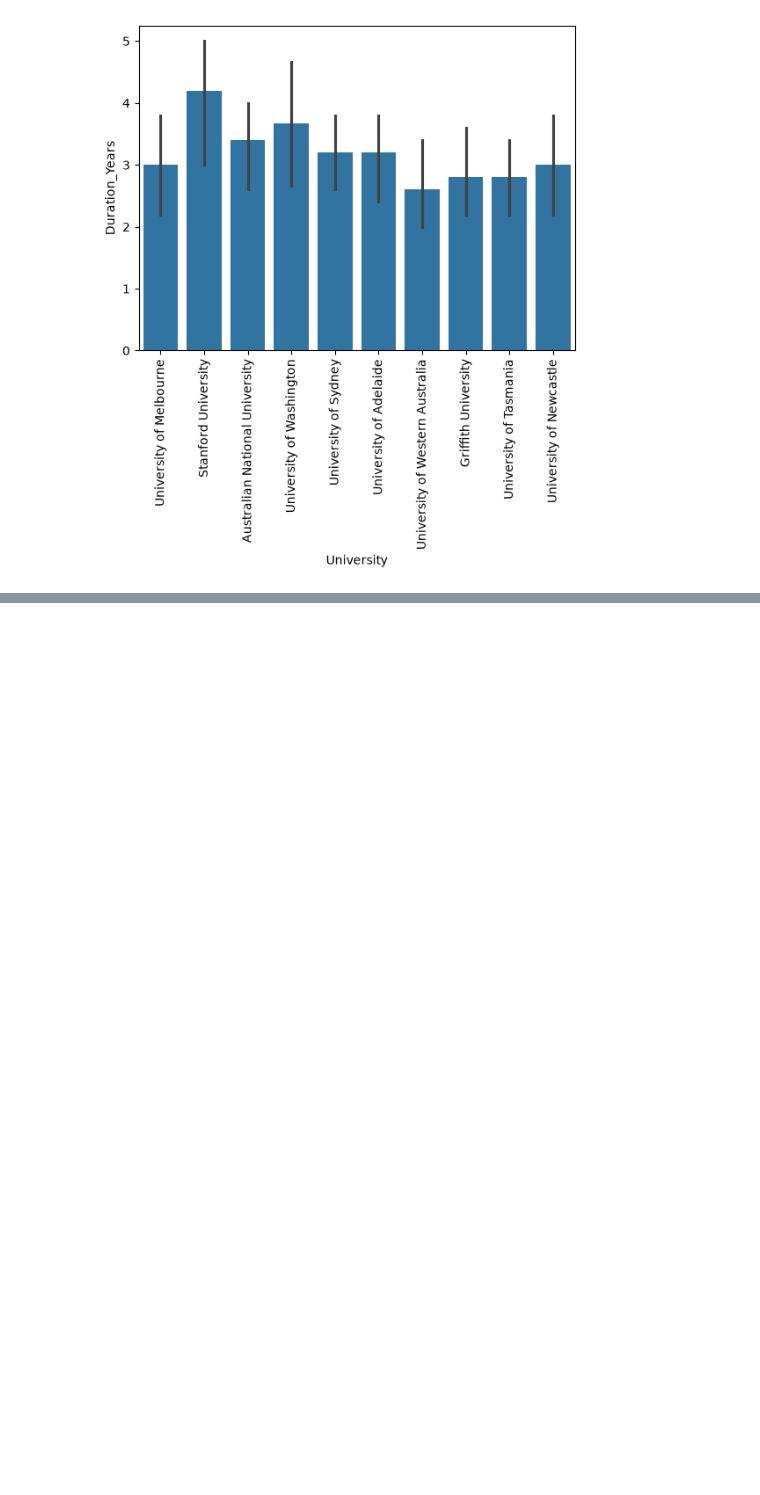
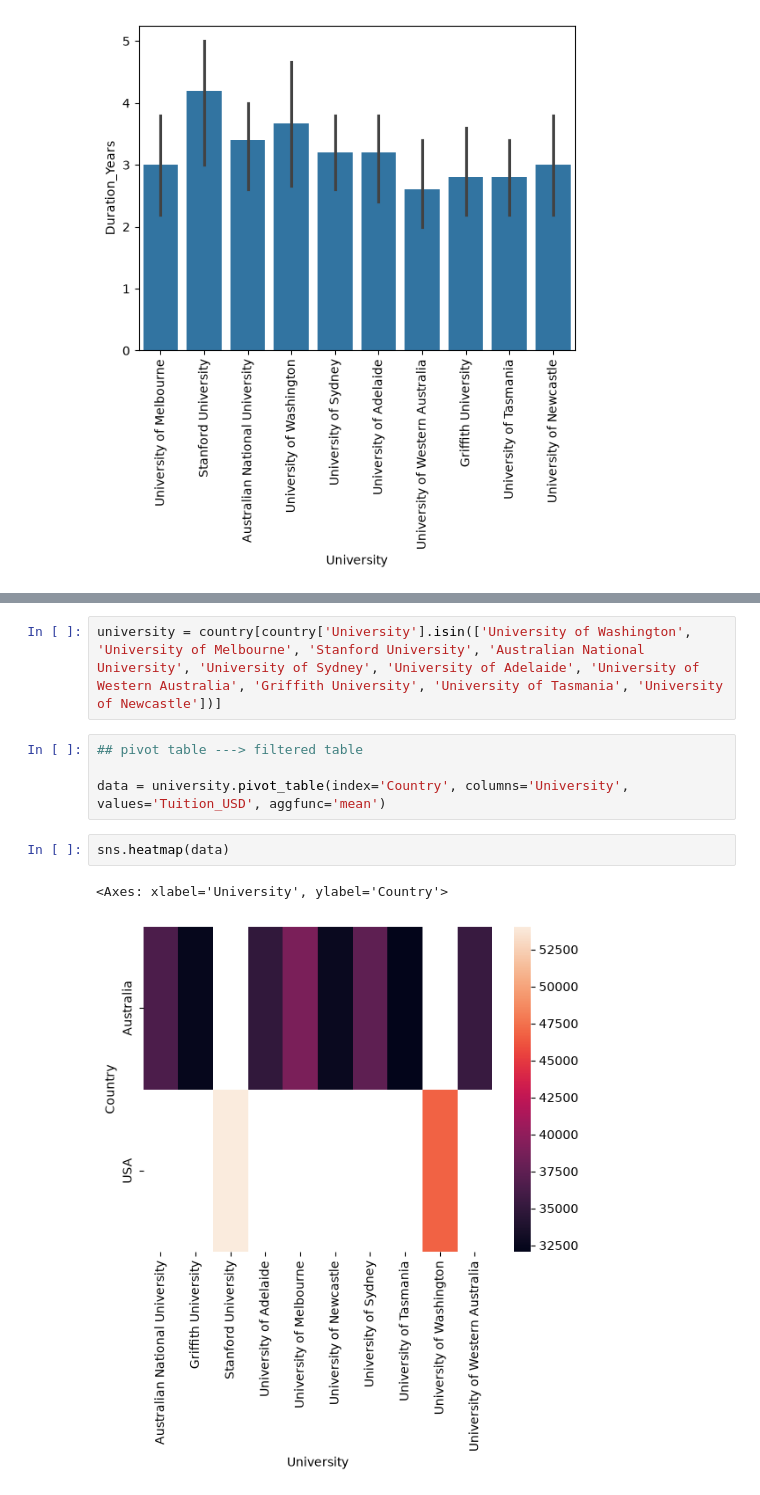
Before and after one commit to saileshchikkam/GEN-Ai, a Jupyter notebook: Machine Learning/ML Model Building/BuildingModel_1.ipynb, the cells around one changed output, grey strips where cells are left out. Saved outputs shown, nothing was run; the diff lists cells and outputs as text; blank space fills up the shorter version.

```diff
--- a/Machine Learning/ML Model Building/BuildingModel_1.ipynb
+++ b/Machine Learning/ML Model Building/BuildingModel_1.ipynb
@@ -541,0 +595,11 @@ plt.show()
+# %%
+university = country[country['University'].isin(['University of Washington', 'University of Melbourne', 'Stanford University', 'Australian National University', 'University of Sydney', 'University of Adelaide', 'University of Western Australia', 'Griffith University', 'University of Tasmania', 'University of Newcastle'])]
+# %%
+## pivot table ---> filtered table
+
+data = university.pivot_table(index='Country', columns='University', values='Tuition_USD', aggfunc='mean')
+# %%
+sns.heatmap(data)
+# %% [output]
+<Axes: xlabel='University', ylabel='Country'>
+[figure, added]
```
Also changed, not shown: parts of 6 cells of this notebook.
